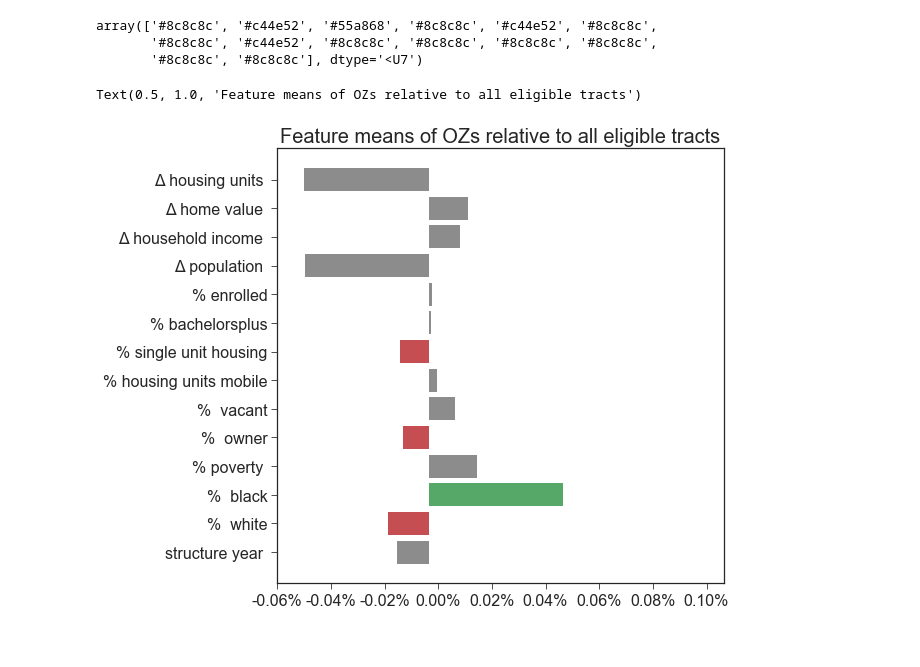
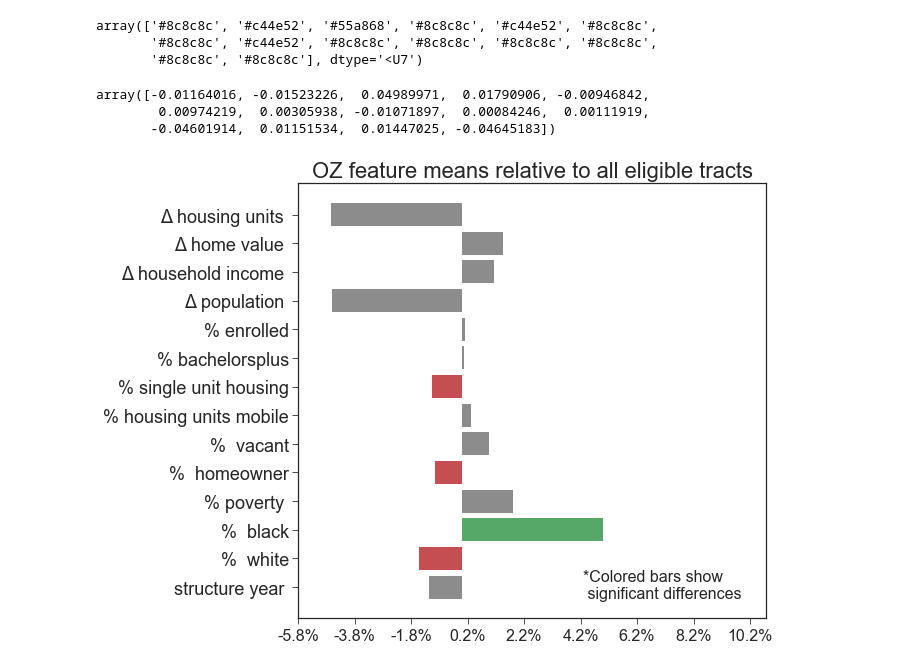
Before and after one commit to paxtonhyde/opportunity-zones, a Jupyter notebook: src/secondaryPCAandClustering.ipynb, the cells around one changed output. Saved outputs shown, nothing was run; the diff lists cells and outputs as text; code cells hidden in the pictures.

```diff
--- a/src/secondaryPCAandClustering.ipynb
+++ b/src/secondaryPCAandClustering.ipynb
@@ -32,6 +46,8 @@ def generate_feature_labels(columns):
         c = c.rstrip("2017").replace("total", "").replace("median", "")
         c = c.replace("change", u"Δ").replace("percent", "%").replace("_", " ")
         c = c.replace("tenure", "").replace("occupancy", "").replace("race", "")
+        if c.endswith("owner"):
+            c = c.replace("owner", "homeowner")
         new_columns.append(c)
     return new_columns
 generate_feature_labels(drop_cols)
@@ -91,0 +121,16 @@ suspect_dropped = drop_columns(suspect, drop_cols)
+# %%
+groups = k6.groupby("k=6").agg({'k=6':'count'})
+groups['proportion'] = groups['k=6'] / np.sum(groups['k=6'])
+# %%
+f, ax = plt.subplots(figsize=(20, 2))
+bottom = 0
+for i, p in enumerate(groups['proportion']):
+    ax.barh(1, p, height = 0.2, left=bottom, color=palette[i])
+    ax.annotate('{:.0f}%'.format(p*100), (bottom + (p/2), 0.95),\
+            xycoords='data', color="white", fontsize=22)
+    ax.set_xticks([]), ax.set_yticks([]), ax.axis("off")
+    ax.set_title("Cluster proportions", loc='left', fontsize = 24)
+    bottom += p
+
+f.tight_layout()
+plt.savefig("{}/cluster_proportions.png".format(images), dpi=120, transparent=True)
@@ -110,6 +157,6 @@ plt.savefig("{}/pca_noseparation.png".format(images), dpi=120, transparent=True)
 # %%
 fig, ax = plt.subplots(figsize=(15, 12))
-data_labels = ['cluster1', 'cluster2', 'cluster3', 'cluster4', 'cluster5', 'cluster6', 'other eligible tracts']
+data_labels = ['cluster 0', 'cluster 1', 'cluster 2', 'cluster 3', 'cluster 4', 'cluster 5', 'other eligible tracts']
 for i, p in enumerate(pca_objs):
 
     if i == 1: ## in other words, if we're working on oz data
@@ -121,7 +168,11 @@ for i, p in enumerate(pca_objs):
             scatter_kwargs={'color':'gray','alpha':0.5, 'label':data_labels[-1]},\
             centroid_kwargs={'marker':"X", 's':150})
 
-ax.set_title("KMeans clusters", fontsize=20)
+pca_2comp_plot(ax, pca_all, suspect, show_centroid=False, \
+        scatter_kwargs={'color':'k', 'marker':"*", 's':200,\
+                        'alpha':0.9, 'label':'Identified \"corrupt\" tracts'})
+
+ax.set_title("KMeans clusters", fontsize=24)
 
 plt.savefig("{}/pca_clusters.png".format(images), dpi=120, transparent=True)
 # %% [output]
@@ -158,26 +209,36 @@ color_seq
 array(['#8c8c8c', '#c44e52', '#55a868', '#8c8c8c', '#c44e52', '#8c8c8c',
        '#8c8c8c', '#c44e52', '#8c8c8c', '#8c8c8c', '#8c8c8c', '#8c8c8c',
        '#8c8c8c', '#8c8c8c'], dtype='<U7')
+# %%
+changes
+# %% [output]
+array([-0.01164016, -0.01523226,  0.04989971,  0.01790906, -0.00946842,
+        0.00974219,  0.00305938, -0.01071897,  0.00084246,  0.00111919,
+       -0.04601914,  0.01151534,  0.01447025, -0.04645183])
 # %%
 def percentage_plot(ax, features, centroid, kwargs={}):
     '''Plot percent change of each feature on the cluster. Set ax title outside.
     Params:
         ax: Matplotlib ax object to plot on
         features: array of strings (n,)
         centroid: array of weightings (n,)
     '''
     y = np.arange(len(centroid))
     ax.barh(y, centroid, tick_label=features, **kwargs)
-    ax.set_yticklabels(features, fontsize=16)
-    xmin, xmax = np.min(centroid) - 0.01, np.max(centroid) + 0.06
+    ax.set_yticklabels(features, fontsize=18)
+    xmin, xmax = np.min(centroid) - 0.0115, np.max(centroid) + 0.058
     xtks = np.arange(xmin, xmax, .02)
     ax.set_xlim(xmin, xmax)
     ax.set_xticks(xtks)
-    ax.set_xticklabels(["{:.2f}%".format(i) for i in xtks])
+    ax.set_xticklabels(["{:.1f}%".format(i*100) for i in xtks])
 
-f,ax =plt.subplots(figsize=(8,8))
+f =plt.figure(figsize=(10,8))
+f.subplots_adjust(left=0.25, right=0.9)
+ax = f.add_subplot(111)
 percentage_plot(ax, feature_labels, pp[:,0], kwargs={'color':color_seq})
-ax.set_title("Feature means of OZs relative to all eligible tracts", fontsize=20)
+ax.set_title("OZ feature means relative to all eligible tracts", fontsize=22)
+ax.annotate('*Colored bars show \n significant differences', (320, 280), xytext = (285, 20),\
+            xycoords='axes points', fontsize=16)
+plt.savefig("{}/feature_comparison.png".format(images), dpi=120, transparent=True)
 # %% [output]
-Text(0.5, 1.0, 'Feature means of OZs relative to all eligible tracts')
-[figure, old version]
+[figure, new version]
```
Also changed, not shown: parts of 7 cells of this notebook, 6 other files.
